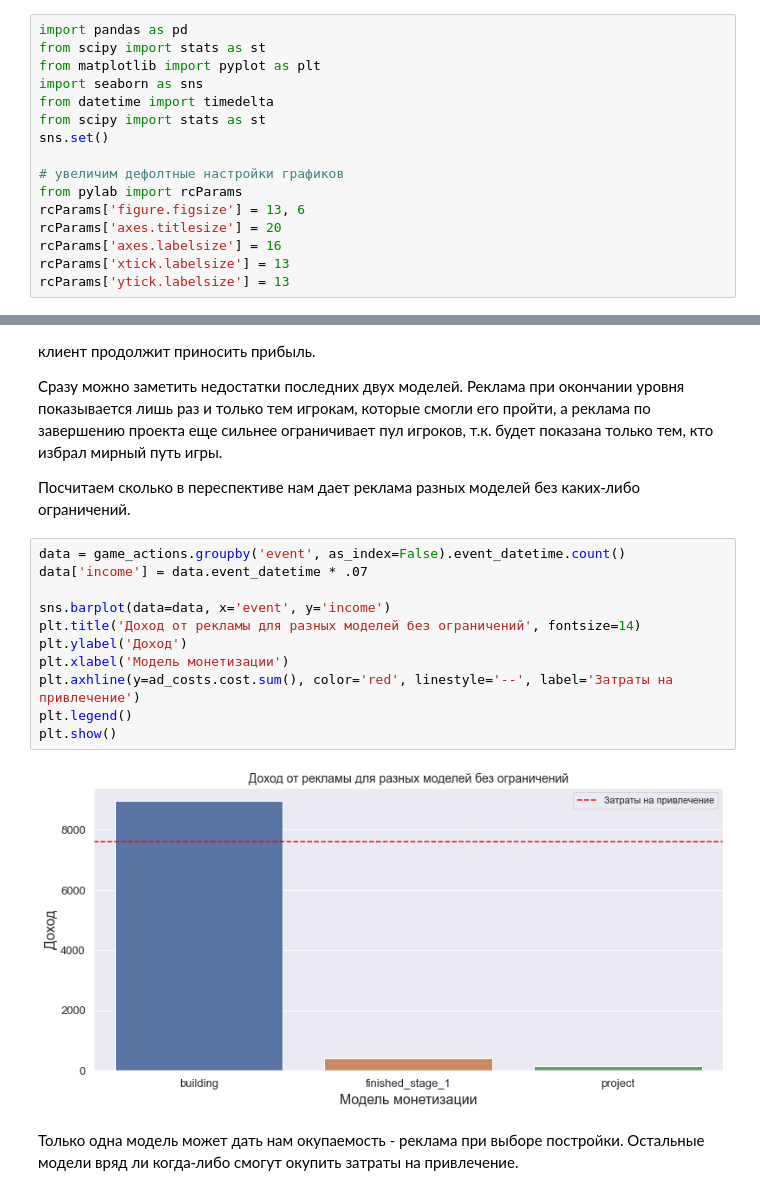
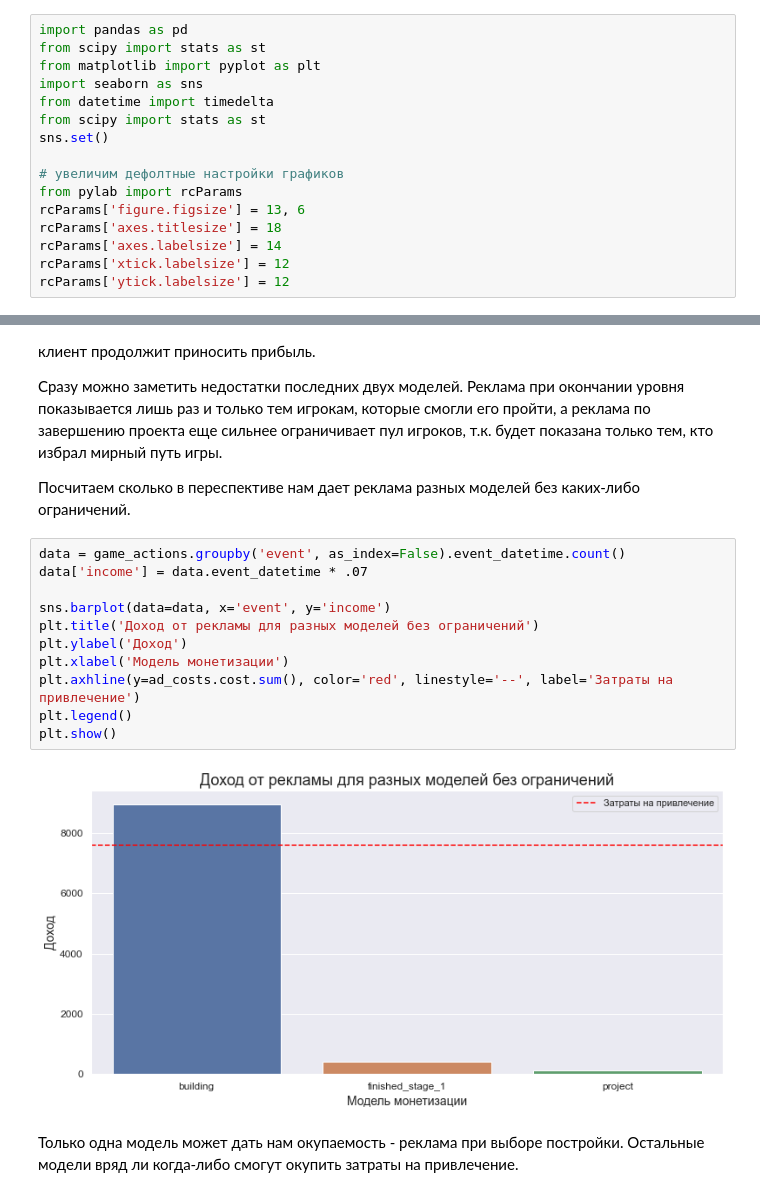
Before and after one commit to Isaaj/practicum_yandex, a Jupyter notebook: 13-monetization-user_behavior/2_step_brothers.ipynb, the cells around one changed output, grey strips where cells are left out. Drawn from its saved outputs; the diff is of its cells as text.

```diff
--- a/13-monetization-user_behavior/2_step_brothers.ipynb
+++ b/13-monetization-user_behavior/2_step_brothers.ipynb
@@ -42,10 +42,10 @@ sns.set()
 # увеличим дефолтные настройки графиков
 from pylab import rcParams
 rcParams['figure.figsize'] = 13, 6
-rcParams['axes.titlesize'] = 20
-rcParams['axes.labelsize'] = 16
-rcParams['xtick.labelsize'] = 13
-rcParams['ytick.labelsize'] = 13
+rcParams['axes.titlesize'] = 18
+rcParams['axes.labelsize'] = 14
+rcParams['xtick.labelsize'] = 12
+rcParams['ytick.labelsize'] = 12
 # %% [markdown]
 ###### Функции
 # %%
@@ -876,16 +876,16 @@ violin_for_winners('research_centers', 'исследовательских це
 # %%
 data = game_actions.groupby('event', as_index=False).event_datetime.count()
 data['income'] = data.event_datetime * .07
 
 sns.barplot(data=data, x='event', y='income')
-plt.title('Доход от рекламы для разных моделей без ограничений', fontsize=14)
+plt.title('Доход от рекламы для разных моделей без ограничений')
 plt.ylabel('Доход')
 plt.xlabel('Модель монетизации')
 plt.axhline(y=ad_costs.cost.sum(), color='red', linestyle='--', label='Затраты на привлечение')
 plt.legend()
 plt.show()
 # %% [output]
-[figure, old version]
+[figure, new version]
 # %% [markdown]
 Только одна модель может дать нам окупаемость - реклама при выборе постройки. Остальные модели вряд ли когда-либо смогут окупить затраты на привлечение.
 # %% [markdown]
```
Also changed, not shown: parts of 18 cells of this notebook, 3 other files.
